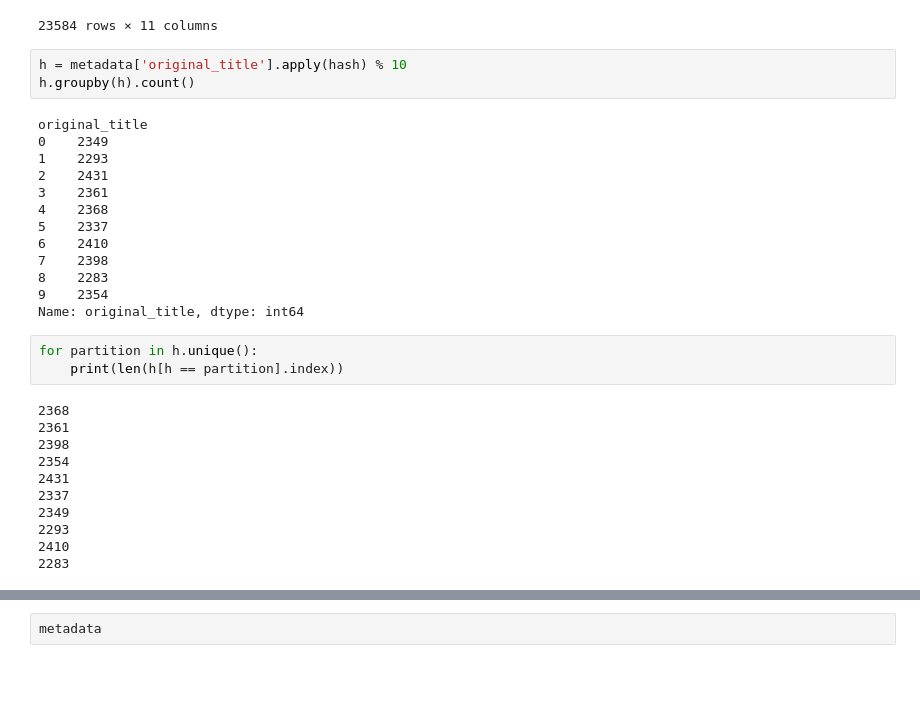
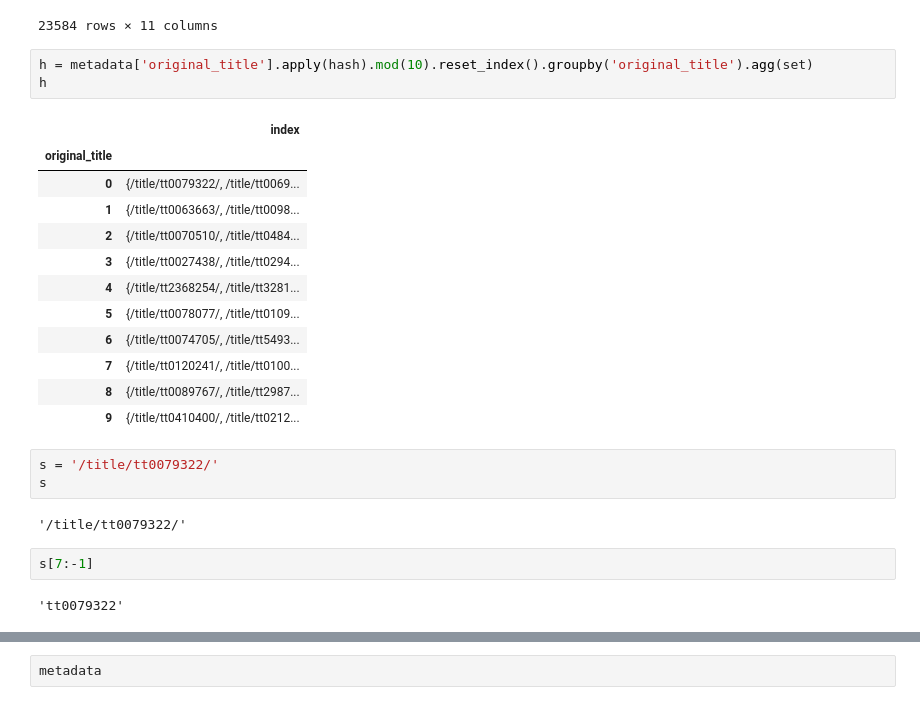
Before and after one commit to ilyamil/movie_recommender_system, a Jupyter notebook: notebooks/reviews_cleaning.ipynb, the cells around one changed output, grey strips where cells are left out. Drawn from its saved outputs; the diff is of its cells as text; blank space fills up the shorter version.

```diff
--- a/notebooks/reviews_cleaning.ipynb
+++ b/notebooks/reviews_cleaning.ipynb
@@ -289,32 +293,27 @@ metadata
 | /title/tt9916362/ | Drama | Coven | [Drama, History] | https://m.media-amazon.com/images... | {'user_review_num': '38', 'critic... | {'avg_rating': '6.4/10', 'num_vot... | {'1': '/name/nm3766704', '2': '/n... | ... |
 23584 rows × 11 columns
 # %%
-h = metadata['original_title'].apply(hash) % 10
-h.groupby(h).count()
+h = metadata['original_title'].apply(hash).mod(10).reset_index().groupby('original_title').agg(set)
+h
 # %% [output]
-original_title
-0    2349
-1    2293
-2    2431
-3    2361
-4    2368
-5    2337
-6    2410
-7    2398
-8    2283
-9    2354
-Name: original_title, dtype: int64
+|  | index |
+| original_title |  |
+| 0 | {/title/tt0079322/, /title/tt0069... |
+| 1 | {/title/tt0063663/, /title/tt0098... |
+| 2 | {/title/tt0070510/, /title/tt0484... |
+| 3 | {/title/tt0027438/, /title/tt0294... |
+| 4 | {/title/tt2368254/, /title/tt3281... |
+| 5 | {/title/tt0078077/, /title/tt0109... |
+| 6 | {/title/tt0074705/, /title/tt5493... |
+| 7 | {/title/tt0120241/, /title/tt0100... |
+| 8 | {/title/tt0089767/, /title/tt2987... |
+| 9 | {/title/tt0410400/, /title/tt0212... |
-# %%
-for partition in h.unique():
-    print(len(h[h == partition].index))
-# %% [output]
-2368
-2361
-2398
-2354
-2431
-2337
-2349
-2293
-2410
-2283
+# %%
+s = '/title/tt0079322/'
+s
+# %% [output]
+'/title/tt0079322/'
+# %%
+s[7:-1]
+# %% [output]
+'tt0079322'
```
Also changed, not shown: parts of 9 cells of this notebook, 4 other files.
